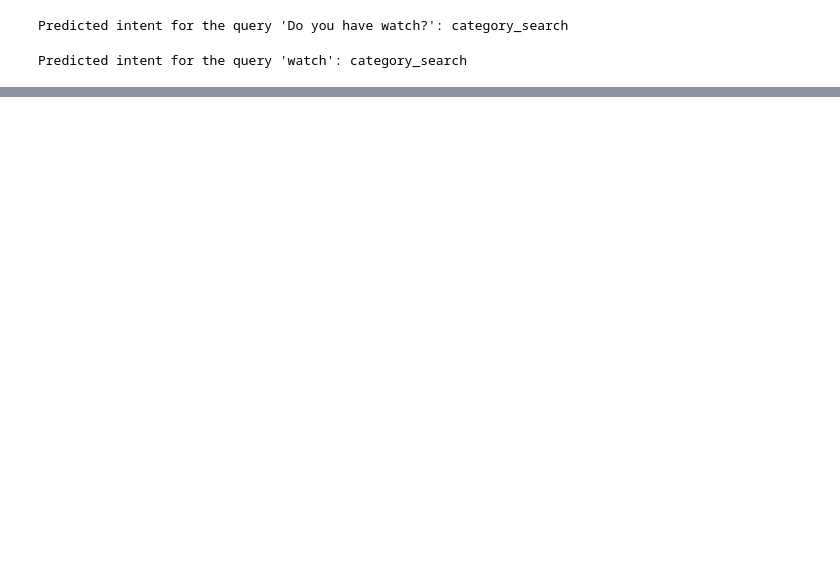
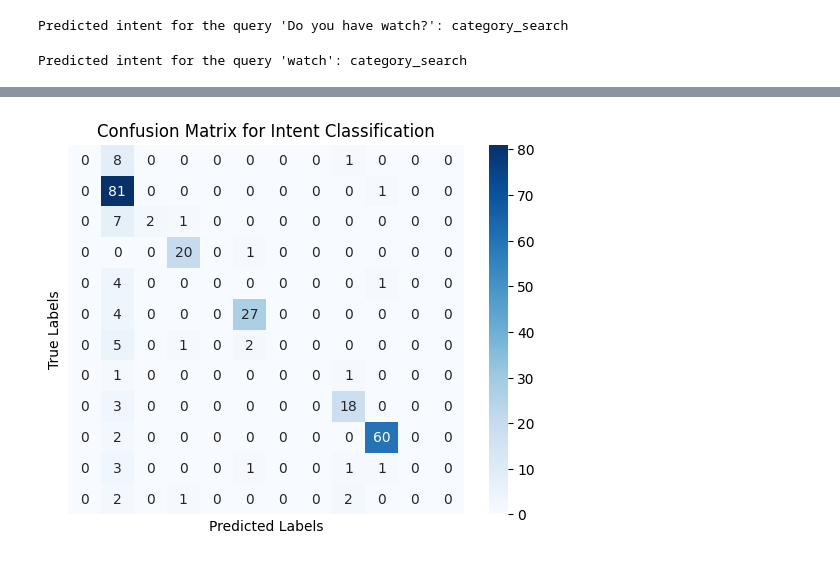
Before and after one commit to SakshyamStha/model, a Jupyter notebook: model.ipynb, the cells around one changed output, grey strips where cells are left out. Drawn from its saved outputs; the diff is of its cells as text; code cells hidden in the pictures; blank space fills up the shorter version.

```diff
--- a/model.ipynb
+++ b/model.ipynb
@@ -157,0 +178,8 @@ Accuracy: 79.39%
+# %%
+#using random forest classifier
+from sklearn.ensemble import RandomForestClassifier
+model4=RandomForestClassifier()
+model4.fit(X_train,y_train)
+pred4=model4.predict(X_test)
+accuracy4 = accuracy_score(y_test, pred4)
+print(f"Accuracy: {accuracy4 * 100:.2f}%")
@@ -260,0 +334,11 @@ plt.show()
+# %%
+cm4 = confusion_matrix(y_test, pred4)
+
+sns.heatmap(cm, annot=True, fmt='d', cmap='Blues', xticklabels=[],
+            yticklabels=[])
+plt.xlabel('Predicted Labels')
+plt.ylabel('True Labels')
+plt.title('Confusion Matrix for Intent Classification')
+plt.show()
+# %% [output]
+[figure, added]
```
Also changed, not shown: parts of 14 cells of this notebook.
